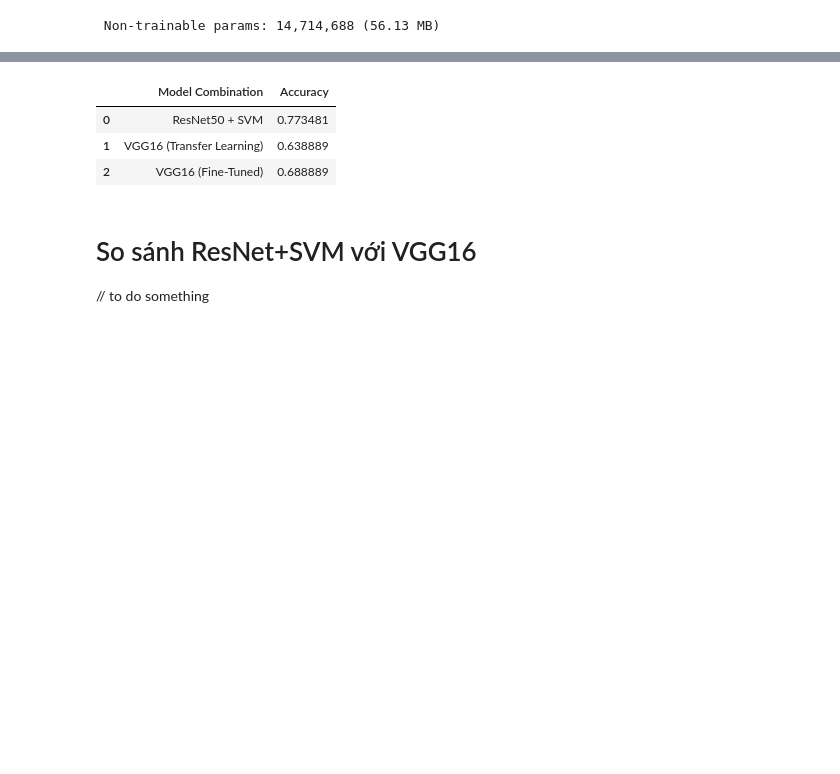
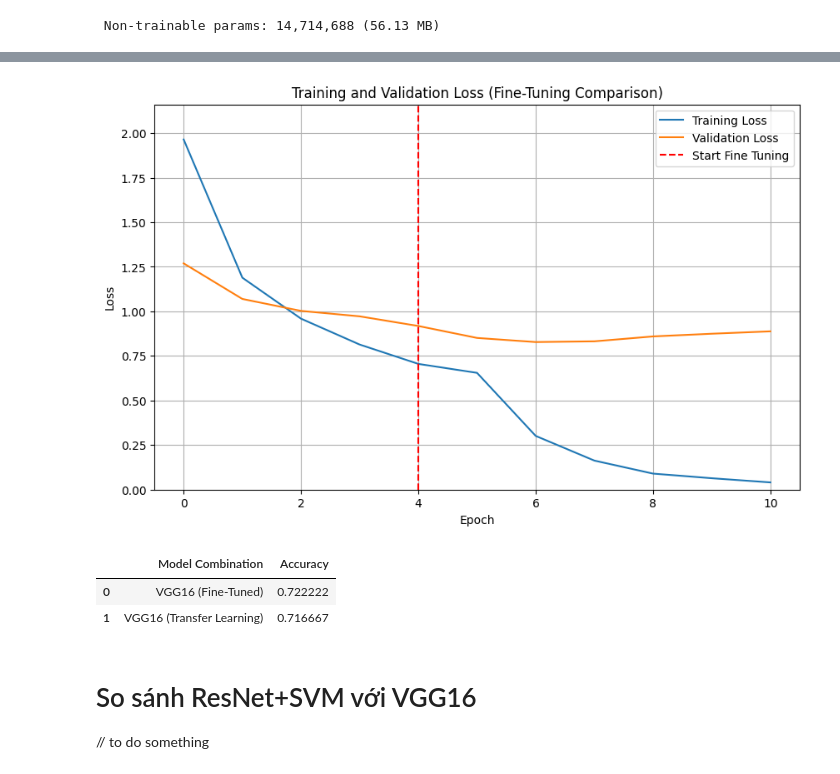
Before and after one commit to TrungTan369/Machine-Learning-Assignment, a Jupyter notebook: notebooks/ex3_imageData.ipynb, the cells around one changed output, grey strips where cells are left out. Drawn from its saved outputs; the diff is of its cells as text; code cells hidden in the pictures; blank space fills up the shorter version.

```diff
--- a/notebooks/ex3_imageData.ipynb
+++ b/notebooks/ex3_imageData.ipynb
@@ -483,15 +496,50 @@ plt.show()
-# %%
-# Update the final results comparison
-results["VGG16 (Fine-Tuned)"] = history_fine.history['val_accuracy'][-1]
-
-# Re-display the comparison table
-comparison_df = pd.DataFrame(list(results.items()), columns=['Model Combination', 'Accuracy'])
-display(comparison_df)
-# %% [output]
-|  | Model Combination | Accuracy |
-| 0 | ResNet50 + SVM | 0.773481 |
-| 1 | VGG16 (Transfer Learning) | 0.638889 |
-| 2 | VGG16 (Fine-Tuned) | 0.688889 |
+# %%
+import matplotlib.pyplot as plt
+
+try:
+    # Combine history from initial training and fine-tuning
+    loss = history.history['loss'] + history_fine.history['loss']
+    val_loss = history.history['val_loss'] + history_fine.history['val_loss']
+
+    plt.figure(figsize=(10, 6))
+    plt.plot(loss, label='Training Loss')
+    plt.plot(val_loss, label='Validation Loss')
+    plt.ylim([0, max(max(loss), max(val_loss)) * 1.1])
+    plt.axvline(x=4, color='r', linestyle='--', label='Start Fine Tuning')
+    plt.legend(loc='upper right')
+    plt.title('Training and Validation Loss (Fine-Tuning Comparison)')
+    plt.xlabel('Epoch')
+    plt.ylabel('Loss')
+    plt.grid(True)
+    plt.show()
+except NameError as e:
+    print(f"Error: {e}. Please make sure you have executed the cell that defines 'history' (initial training) and 'history_fine' (fine-tuning).")
+# %% [output]
+[figure, added]
+# %%
+# Initialize results if it doesn't exist yet (prevents NameError)
+if 'results' not in locals():
+    results = {}
+
+# Capture metrics from previous steps
+try:
+    # Update results with Fine-Tuned VGG16 accuracy
+    results["VGG16 (Fine-Tuned)"] = history_fine.history['val_accuracy'][-1]
+
+    # Also ensure the first VGG16 result is captured if available
+    if 'history' in locals():
+        results["VGG16 (Transfer Learning)"] = history.history['val_accuracy'][-1]
+except (NameError, KeyError, AttributeError) as e:
+    print(f"Warning: Some training history objects are missing. Error: {e}")
+
+# Re-display the comparison table
+import pandas as pd
+comparison_df = pd.DataFrame(list(results.items()), columns=['Model Combination', 'Accuracy'])
+display(comparison_df)
+# %% [output]
+|  | Model Combination | Accuracy |
+| 0 | VGG16 (Fine-Tuned) | 0.722222 |
+| 1 | VGG16 (Transfer Learning) | 0.716667 |
 # %% [markdown]
 # So sánh ResNet+SVM với  VGG16
 
```
Also changed, not shown: parts of 20 cells of this notebook.
